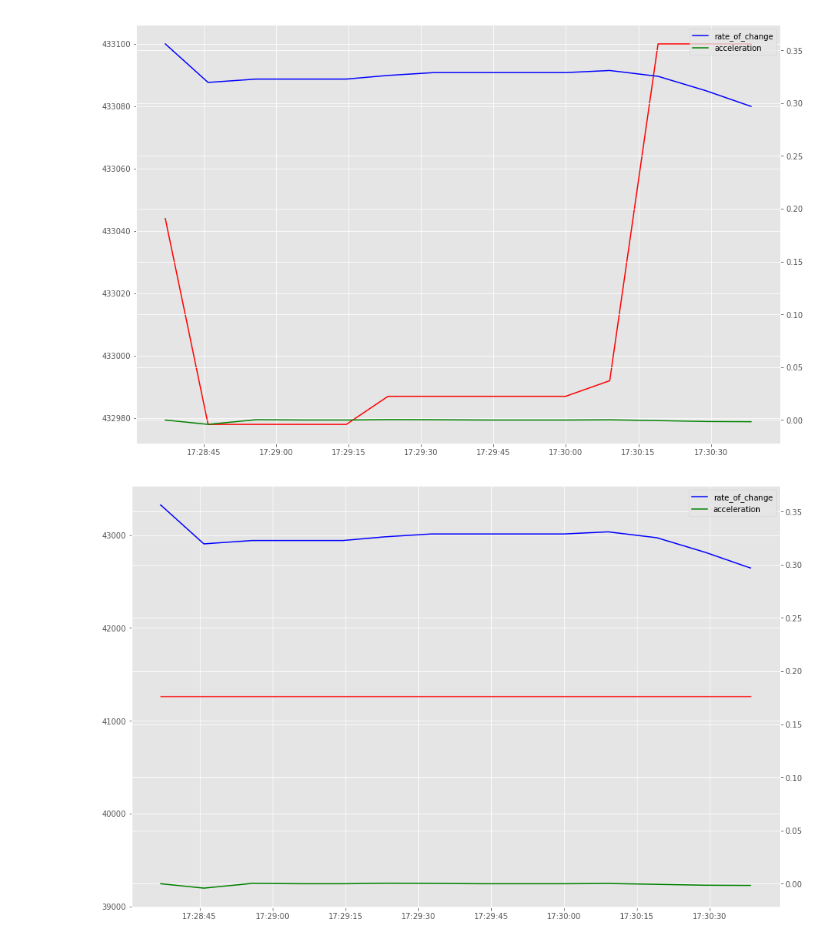
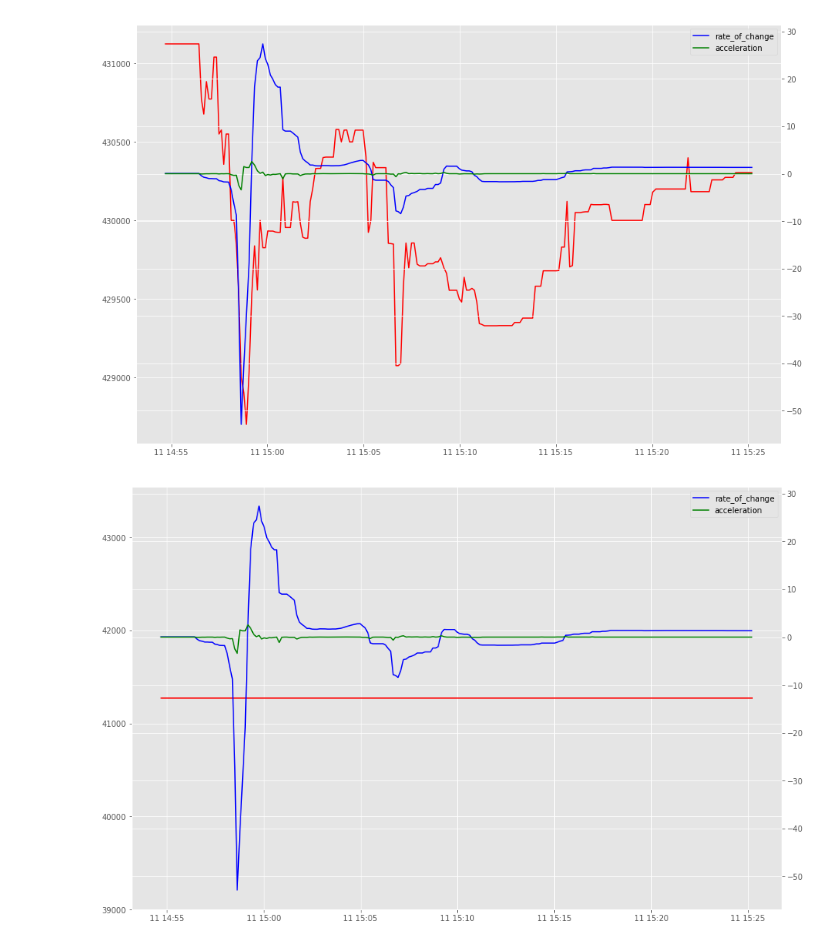
Before and after one commit to soujiro0725/finance-stats, a Jupyter notebook: btc-autotrader-history-2.ipynb, the cells around one changed output. Cells and saved outputs as stored; diff of their text form; code cells hidden in the pictures.

```diff
--- a/btc-autotrader-history-2.ipynb
+++ b/btc-autotrader-history-2.ipynb
@@ -13,7 +13,11 @@ import matplotlib.dates as mdates
 #import seaborn as sns
 plt.style.use('ggplot')
 # %%
-pickle_file = '../btc-autotrader/lib/data/log/2019-03-10T17:28:35.071011.pickle'
+pickle_file = '../btc-autotrader/lib/data/log/2019-03-11T14:54:40.450436.pickle'
 # %%
 df = pd.read_pickle(pickle_file)
+# %%
+df['spread'] = df.ask_low - df.bid_high
+# %%
+df['spread_pct_change'] = df.spread.pct_change()
 # %%
@@ -37,15 +32,18 @@ df
 # %%
 fig, ax1 = plt.subplots(figsize=(15,10))
 ax2 = ax1.twinx()
 ax1.plot(df.datetime, df.btc_current_price, color='r')
-ax1.plot(df.datetime, df.btc_current_price.rolling(70).mean(), color='pink')
+#ax1.plot(df.datetime, df.ask_low, color='cyan', linestyle='--')
+#ax1.plot(df.datetime, df.bid_high, color='magenta', linestyle='--')
+#ax2.plot(df.datetime, df.spread, color='gray')
 #ax1.scatter(df.datetime, df.bid_price, color='black')
 ax2.plot(df.datetime, df.rate_of_change, color='b')
 ax2.plot(df.datetime, df.acceleration, color='g')
+#ax2.plot(df.datetime, df.spread_pct_change, color='yellow')
 ax2.legend()
 plt.show()
 # %% [output]
-[figure, old version]
+[figure, new version]
 # %%
 fig, ax1 = plt.subplots(figsize=(15,10))
 ax2 = ax1.twinx()
@@ -56,7 +54,7 @@ ax2.plot(df.datetime, df.acceleration, color='g')
 ax2.legend()
 plt.show()
 # %% [output]
-[figure, old version]
+[figure, new version]
 # %%
 fig, ax1 = plt.subplots(figsize=(15,10))
 ax2 = ax1.twinx()
```
Also changed, not shown: parts of 4 cells of this notebook.
